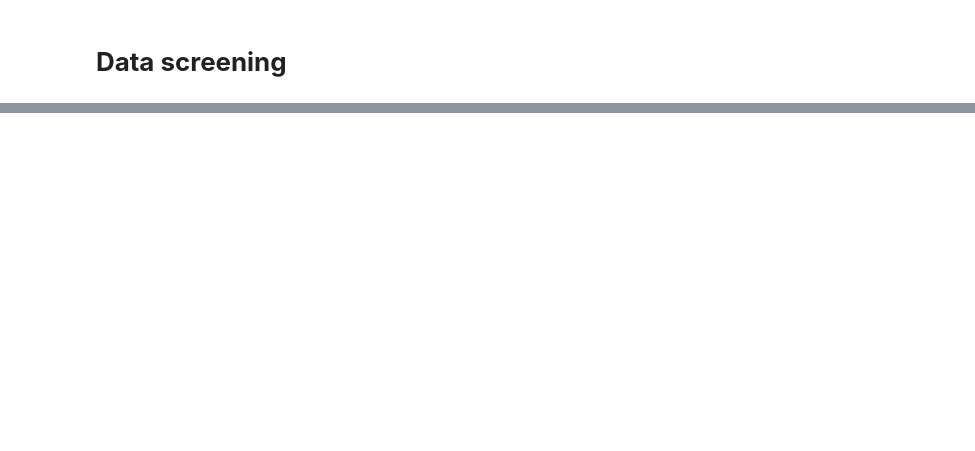
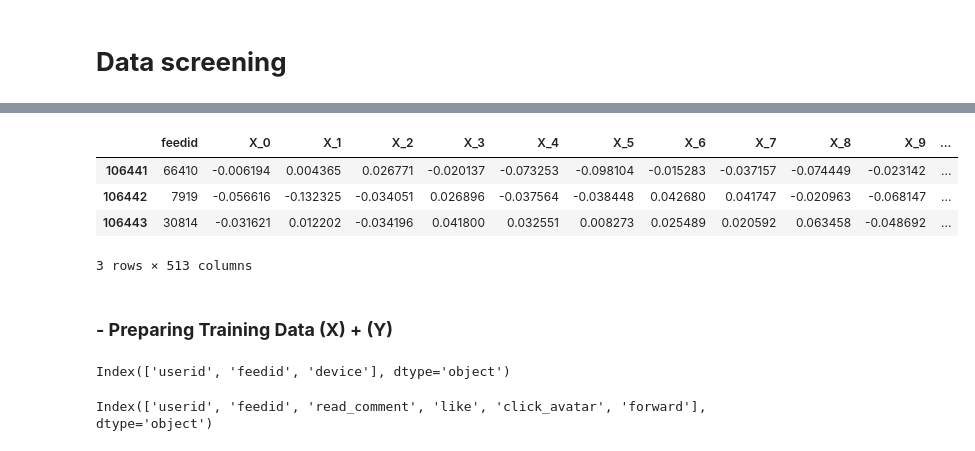
Before and after one commit to freedomszeto/WeChatCompetition_2021, a Jupyter notebook: WeChat_Data_competition_Freedom.ipynb, the cells around one changed output, grey strips where cells are left out. Saved outputs shown, nothing was run; the diff lists cells and outputs as text; code cells hidden in the pictures; blank space fills up the shorter version.

```diff
--- a/WeChat_Data_competition_Freedom.ipynb
+++ b/WeChat_Data_competition_Freedom.ipynb
@@ -43,0 +139,20 @@ feed_em_46022=feed_embeddings[feed_embeddings['feedid']==46022]['feed_embedding'
+# %%
+df_feed_embeddings_X.tail(3)
+# %% [output]
+|  | feedid | X_0 | X_1 | X_2 | X_3 | X_4 | X_5 | X_6 | X_7 | X_8 | X_9 | ... |
+| 106441 | 66410 | -0.006194 | 0.004365 | 0.026771 | -0.020137 | -0.073253 | -0.098104 | -0.015283 | -0.037157 | -0.074449 | -0.023142 | ... |
+| 106442 | 7919 | -0.056616 | -0.132325 | -0.034051 | 0.026896 | -0.037564 | -0.038448 | 0.042680 | 0.041747 | -0.020963 | -0.068147 | ... |
+| 106443 | 30814 | -0.031621 | 0.012202 | -0.034196 | 0.041800 | 0.032551 | 0.008273 | 0.025489 | 0.020592 | 0.063458 | -0.048692 | ... |
+3 rows × 513 columns
+# %% [markdown]
+### **- Preparing Training Data (X) + (Y)**
+# %%
+# test data columns
+df_test_a.columns
+# %% [output]
+Index(['userid', 'feedid', 'device'], dtype='object')
+# %%
+# Submission data columns
+df_submit_demo_初赛a.columns
+# %% [output]
+Index(['userid', 'feedid', 'read_comment', 'like', 'click_avatar', 'forward'], dtype='object')
```
Also changed, not shown: parts of 38 cells of this notebook.
